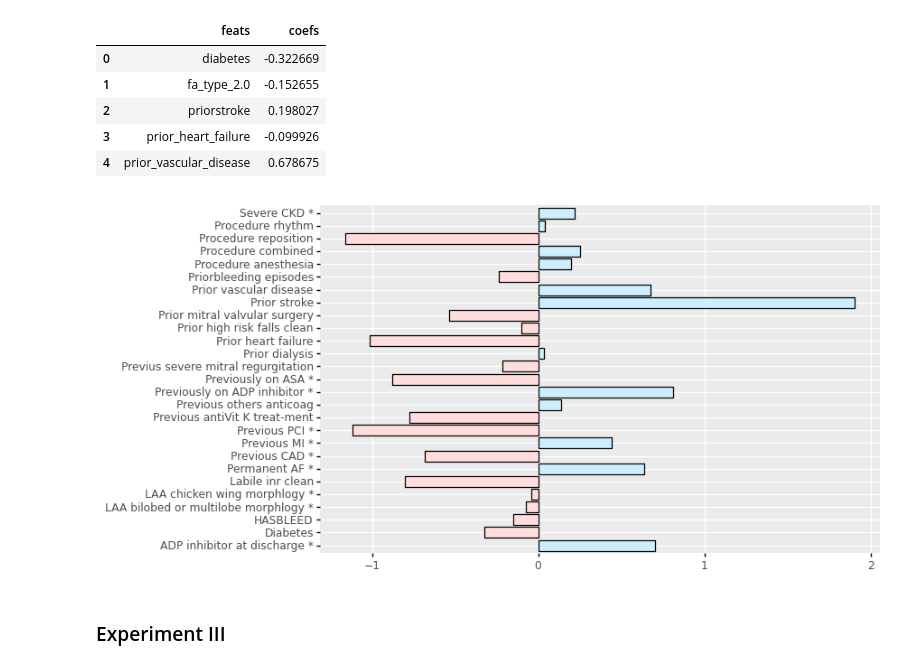
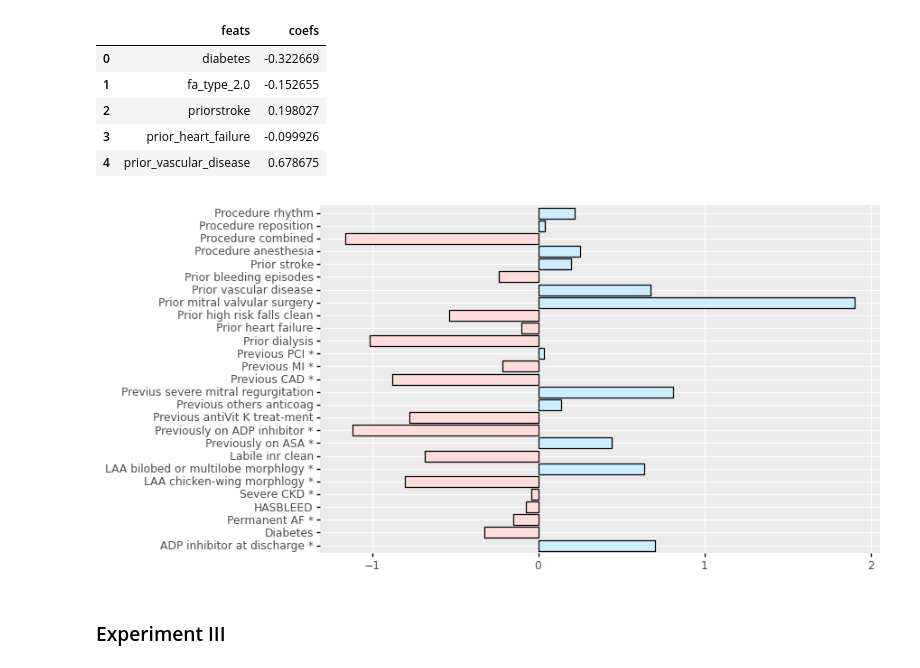
Before and after one commit to IA-Cardiologia-husa/LAAC_Thrombus_detection_MLvsClassical, a Jupyter notebook: Aditional_analisys.ipynb, the cells around one changed output. Saved outputs shown, nothing was run; the diff lists cells and outputs as text; code cells hidden in the pictures.

Commit message:
Graphics update
The graphics have been updated to adapt the names of the variables.

```diff
--- a/Aditional_analisys.ipynb
+++ b/Aditional_analisys.ipynb
@@ -312,7 +312,7 @@ DF_weights_expII.head()
 # %%
 a = ['Procedure rhythm', 'Procedure reposition',
      'Procedure combined', 'Procedure anesthesia',
-     'Prior stroke', 'Priorbleeding episodes',
+     'Prior stroke', 'Prior bleeding episodes',
      'Prior vascular disease',
      'Prior mitral valvular surgery',
      'Prior high risk falls clean', 'Prior heart failure',
@@ -320,33 +320,33 @@ a = ['Procedure rhythm', 'Procedure reposition',
      'Previous CAD *', 'Previus severe mitral regurgitation',
      'Previous others anticoag', 'Previous antiVit K treat-ment',
      'Previously on ADP inhibitor *', 'Previously on ASA *', 'Labile inr clean',
-     'LAA bilobed or multilobe morphlogy *', 'LAA chicken wing morphlogy *',
+     'LAA bilobed or multilobe morphlogy *', 'LAA chicken-wing morphlogy *',
      'Severe CKD *', 'HASBLEED',
      'Permanent AF *', 'Diabetes', 'ADP inhibitor at discharge *']
 # %%
 # a = ['procedure rhythm', 'procedure reposition', 'procedure combined', 'procedure anesthesia', 'priorstroke', 'priorbleeding umber of episodes', 'prior vascular disease', 'prior valvsurgery description grouped 3', 'prior high risk falls clean', 'prior heart failure', 'prior dialysis', 'previous pci', 'previous mi', 'previous cad', 'pre severe mitral regurgitation', 'pre othersanticoag', 'pre coumadin warfarin', 'pre adp inhibitor', 'pre aas', 'labile inr clean', 'laa morphology comb = 2', 'laa morphology comb = 1', 'insuficiencia renal grave', 'has-bleed', 'fa type = 2', 'diabetes', 'd adp inhibitor']
-a.sort()
+# a.sort()
 
 DF_weights_expII['pos'] = False
 for i in range(len(DF_weights_expII["coefs"])):
     if DF_weights_expII["coefs"][i] >= 0:
         DF_weights_expII['pos'][i] = True
 
 p9.options.figure_size = (8, 5)
 
 p =ggplot(DF_weights_expII, aes(x="feats", y="coefs", fill="pos")) \
     + geom_col(width = 0.85, colour = "black") \
     + coord_flip() \
     + theme(panel_grid_minor = element_blank(),
             axis_title_y= element_blank(),
             axis_title_x= element_blank()) \
     + scale_fill_manual(values = ["#FFDDDD","#CCEEFF"], guide = False) \
-    + scale_x_discrete(labels= a)
+    + scale_x_discrete(labels= a[::-1])
 
 p.save("./Graphics/new/Features_weight.png")
 p.draw(show=False, return_ggplot=True);
 # %% [output]
-[figure, old version]
+[figure, new version]
 # %% [markdown]
 ### Experiment III
 # %%
```
Also changed, not shown: parts of 1 cell of this notebook.
